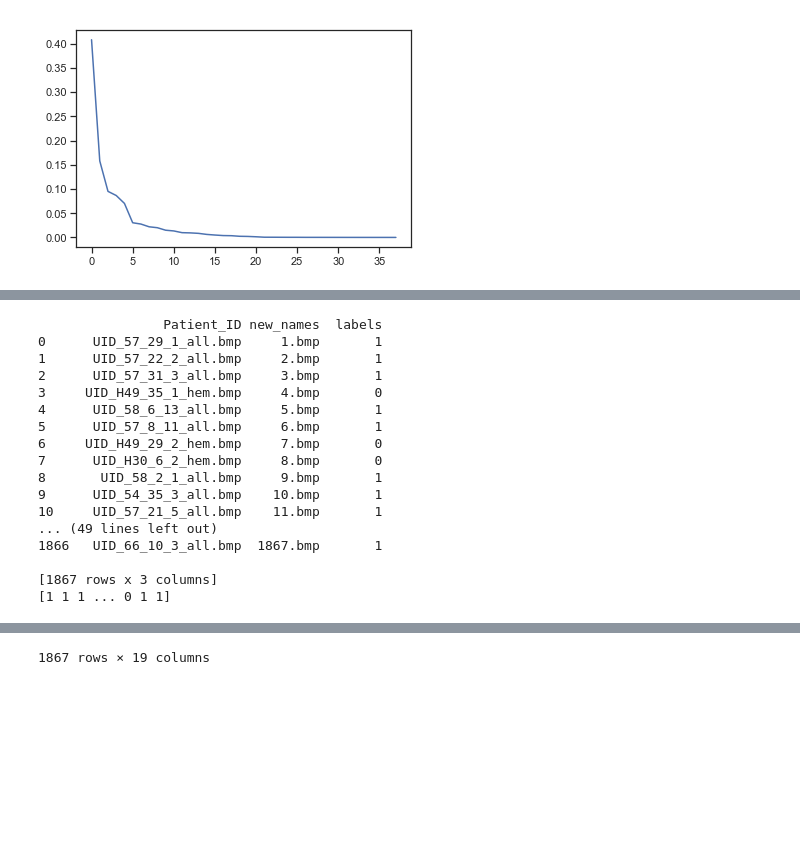
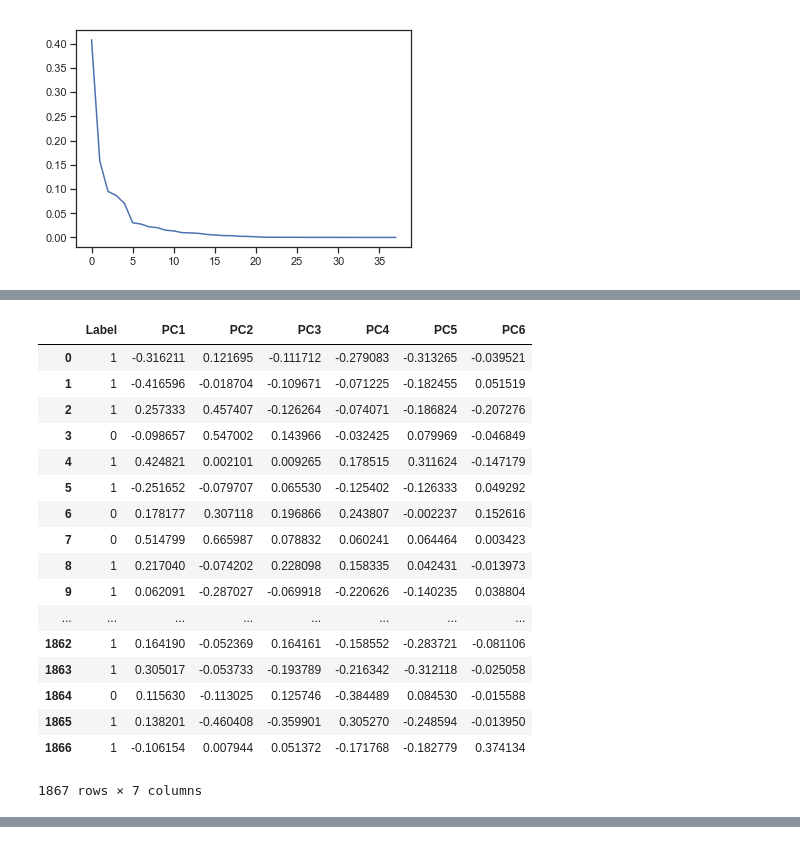
Before and after one commit to ansel-z/CX4240-Cancer-Cell-Classfication-Project, a Jupyter notebook: Dimension Reduction.ipynb, the cells around one changed output, grey strips where cells are left out. Cells and saved outputs as stored; diff of their text form; code cells hidden in the pictures; blank space fills up the shorter version.

```diff
--- a/Dimension Reduction.ipynb
+++ b/Dimension Reduction.ipynb
@@ -174,14 +174,10 @@ RF_test_data = test_data[:,indices[:n_features]]
 RF_test_data_df = pd.DataFrame.from_records(RF_test_data)
 RF_test_data_df.columns = tuple(features[i] for i in indices[:n_features])
 
-# load labels for test data
-label_test_df = pd.read_csv (r'C:\Users\1000j\CX4240+\Cell_Images\C-NMC_test_prelim_phase_data\C-NMC_test_prelim_phase_data_labels.csv')
-print(label_test_df)
-label_test = label_test_df['labels'].as_matrix()
-print(label_test)
-RF_test_data_df.insert(0,"Label",label_test_df['labels'],True)
+# insert labels for test data
+RF_test_data_df.insert(0,"Label",label_test,True)
 
 # save train_data_df as a csv file
-RF_test_data_df.to_csv(r'C:\Users\1000j\CX4240+\ProjectALL\RF_test_data.csv')
+RF_test_data_df.to_csv('RF_test_data')
 RF_test_data_df
 # %% [output]
@@ -292,33 +290,30 @@ PCA_train_data_df
 # %%
 # Conversion of data from numpy array to dataframe
 PCA_test_data_df = pd.DataFrame.from_records(PCA_test_data)
 PCA_test_data_df.columns = tuple('PC'+str(num+1) for num in range(np.size(PCA_test_data[1])))
 
-# load labels for test data
-label_test_df = pd.read_csv (r'C:\Users\1000j\CX4240+\Cell_Images\C-NMC_test_prelim_phase_data\C-NMC_test_prelim_phase_data_labels.csv')
-print(label_test_df)
-label_test = label_test_df['labels'].as_matrix()
-print(label_test)
-PCA_test_data_df.insert(0,"Label",label_test_df['labels'],True)
+# insert labels for test data
+PCA_test_data_df.insert(0,"Label",label_test,True)
 
 # save test_data_df as a csv file
-PCA_test_data_df.to_csv(r'C:\Users\1000j\CX4240+\ProjectALL\PCA_test_data.csv')
+PCA_test_data_df.to_csv('Data/PCA_test_data.csv')
 PCA_test_data_df
 # %% [output]
+|  | Label | PC1 | PC2 | PC3 | PC4 | PC5 | PC6 |
+| 0 | 1 | -0.316211 | 0.121695 | -0.111712 | -0.279083 | -0.313265 | -0.039521 |
+| 1 | 1 | -0.416596 | -0.018704 | -0.109671 | -0.071225 | -0.182455 | 0.051519 |
+| 2 | 1 | 0.257333 | 0.457407 | -0.126264 | -0.074071 | -0.186824 | -0.207276 |
+| 3 | 0 | -0.098657 | 0.547002 | 0.143966 | -0.032425 | 0.079969 | -0.046849 |
+| 4 | 1 | 0.424821 | 0.002101 | 0.009265 | 0.178515 | 0.311624 | -0.147179 |
+| 5 | 1 | -0.251652 | -0.079707 | 0.065530 | -0.125402 | -0.126333 | 0.049292 |
+| 6 | 0 | 0.178177 | 0.307118 | 0.196866 | 0.243807 | -0.002237 | 0.152616 |
+| 7 | 0 | 0.514799 | 0.665987 | 0.078832 | 0.060241 | 0.064464 | 0.003423 |
+| 8 | 1 | 0.217040 | -0.074202 | 0.228098 | 0.158335 | 0.042431 | -0.013973 |
+| 9 | 1 | 0.062091 | -0.287027 | -0.069918 | -0.220626 | -0.140235 | 0.038804 |
+| ... | ... | ... | ... | ... | ... | ... | ... |
+| 1862 | 1 | 0.164190 | -0.052369 | 0.164161 | -0.158552 | -0.283721 | -0.081106 |
+| 1863 | 1 | 0.305017 | -0.053733 | -0.193789 | -0.216342 | -0.312118 | -0.025058 |
+| 1864 | 0 | 0.115630 | -0.113025 | 0.125746 | -0.384489 | 0.084530 | -0.015588 |
+| 1865 | 1 | 0.138201 | -0.460408 | -0.359901 | 0.305270 | -0.248594 | -0.013950 |
+| 1866 | 1 | -0.106154 | 0.007944 | 0.051372 | -0.171768 | -0.182779 | 0.374134 |
-                Patient_ID new_names  labels
-0      UID_57_29_1_all.bmp     1.bmp       1
-1      UID_57_22_2_all.bmp     2.bmp       1
-2      UID_57_31_3_all.bmp     3.bmp       1
-3     UID_H49_35_1_hem.bmp     4.bmp       0
-4      UID_58_6_13_all.bmp     5.bmp       1
-5      UID_57_8_11_all.bmp     6.bmp       1
-6     UID_H49_29_2_hem.bmp     7.bmp       0
-7      UID_H30_6_2_hem.bmp     8.bmp       0
-8       UID_58_2_1_all.bmp     9.bmp       1
-9      UID_54_35_3_all.bmp    10.bmp       1
-10     UID_57_21_5_all.bmp    11.bmp       1
-... (49 lines left out)
-1866   UID_66_10_3_all.bmp  1867.bmp       1
-
-[1867 rows x 3 columns]
-[1 1 1 ... 0 1 1]
+1867 rows × 7 columns
@@ -342 +319,0 @@ PCA_test_data_df
-1867 rows × 19 columns
```
Also changed, not shown: parts of 7 cells of this notebook, 4 other files.
